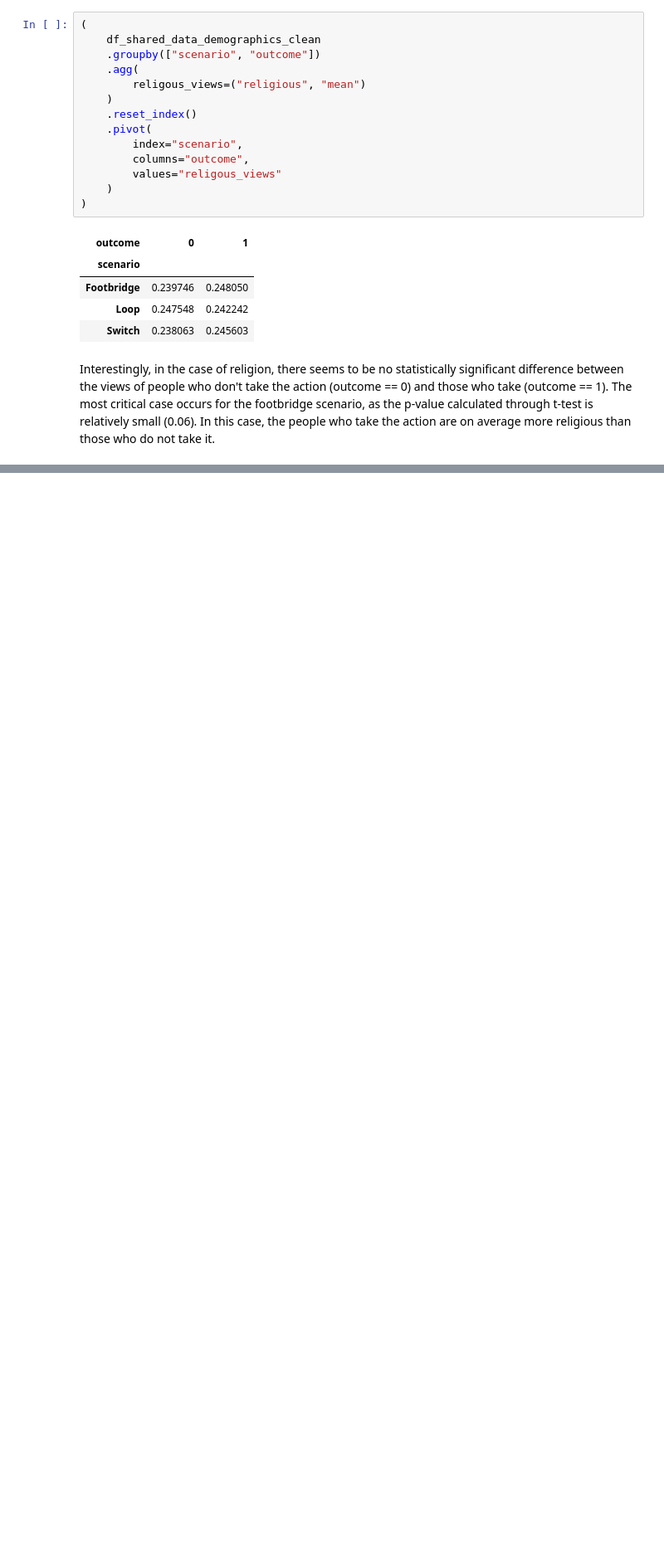
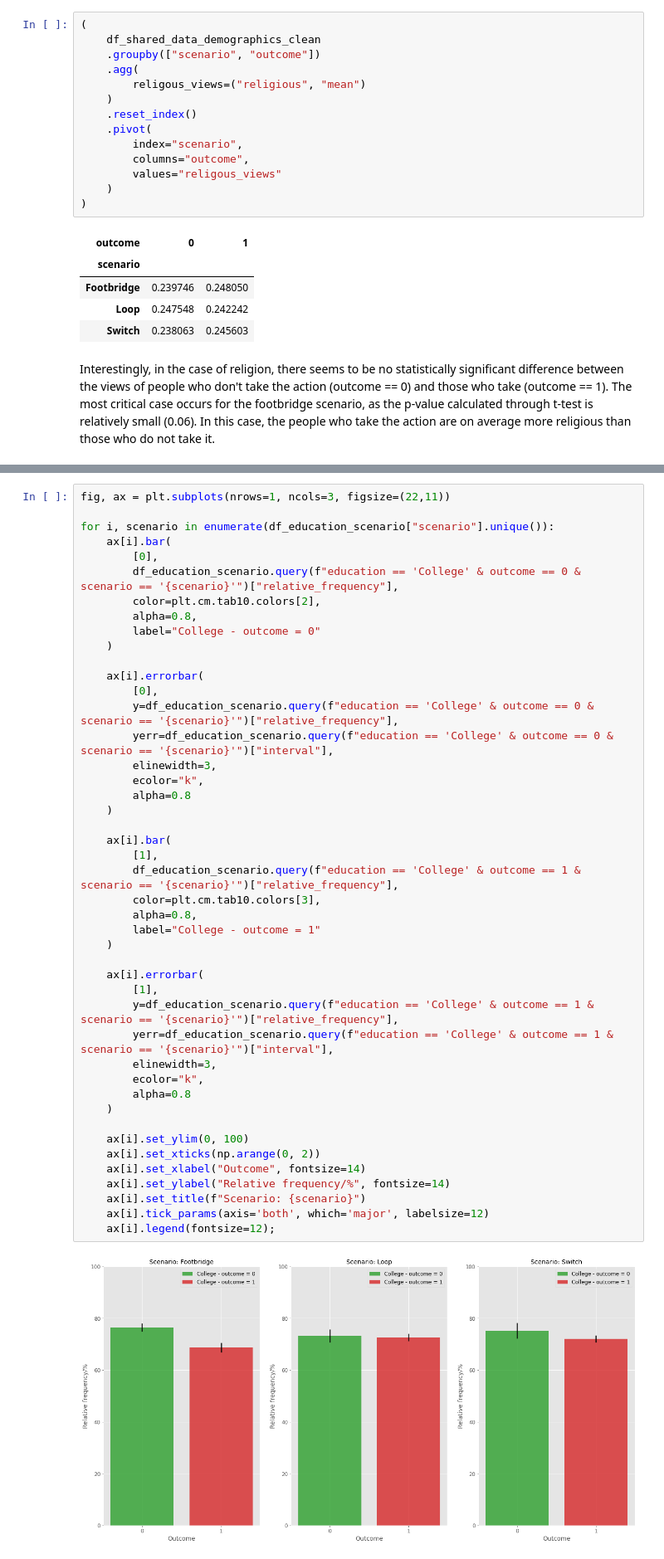
Before and after one commit to rodolfoamancio/trolley_problem, a Jupyter notebook: notebooks/trolley_problem.ipynb, the cells around one changed output, grey strips where cells are left out. Shown: that part at 83% size. Saved outputs shown, nothing was run; the diff lists cells and outputs as text; blank space fills up the shorter version.

```diff
--- a/notebooks/trolley_problem.ipynb
+++ b/notebooks/trolley_problem.ipynb
@@ -496,0 +502,47 @@ Interestingly, in the case of religion, there seems to be no statistically signi
+# %%
+fig, ax = plt.subplots(nrows=1, ncols=3, figsize=(22,11))
+
+for i, scenario in enumerate(df_education_scenario["scenario"].unique()):
+    ax[i].bar(
+        [0],
+        df_education_scenario.query(f"education == 'College' & outcome == 0 & scenario == '{scenario}'")["relative_frequency"],
+        color=plt.cm.tab10.colors[2],
+        alpha=0.8,
+        label="College - outcome = 0"
+    )
+
+    ax[i].errorbar(
+        [0],
+        y=df_education_scenario.query(f"education == 'College' & outcome == 0 & scenario == '{scenario}'")["relative_frequency"],
+        yerr=df_education_scenario.query(f"education == 'College' & outcome == 0 & scenario == '{scenario}'")["interval"],
+        elinewidth=3,
+        ecolor="k",
+        alpha=0.8
+    )
+
+    ax[i].bar(
+        [1],
+        df_education_scenario.query(f"education == 'College' & outcome == 1 & scenario == '{scenario}'")["relative_frequency"],
+        color=plt.cm.tab10.colors[3],
+        alpha=0.8,
+        label="College - outcome = 1"
+    )
+
+    ax[i].errorbar(
+        [1],
+        y=df_education_scenario.query(f"education == 'College' & outcome == 1 & scenario == '{scenario}'")["relative_frequency"],
+        yerr=df_education_scenario.query(f"education == 'College' & outcome == 1 & scenario == '{scenario}'")["interval"],
+        elinewidth=3,
+        ecolor="k",
+        alpha=0.8
+    )
+
+    ax[i].set_ylim(0, 100)
+    ax[i].set_xticks(np.arange(0, 2))
+    ax[i].set_xlabel("Outcome", fontsize=14)
+    ax[i].set_ylabel("Relative frequency/%", fontsize=14)
+    ax[i].set_title(f"Scenario: {scenario}")
+    ax[i].tick_params(axis='both', which='major', labelsize=12)
+    ax[i].legend(fontsize=12);
+# %% [output]
+[figure, added]
```
Also changed, not shown: parts of 51 cells of this notebook, 15 other files.
